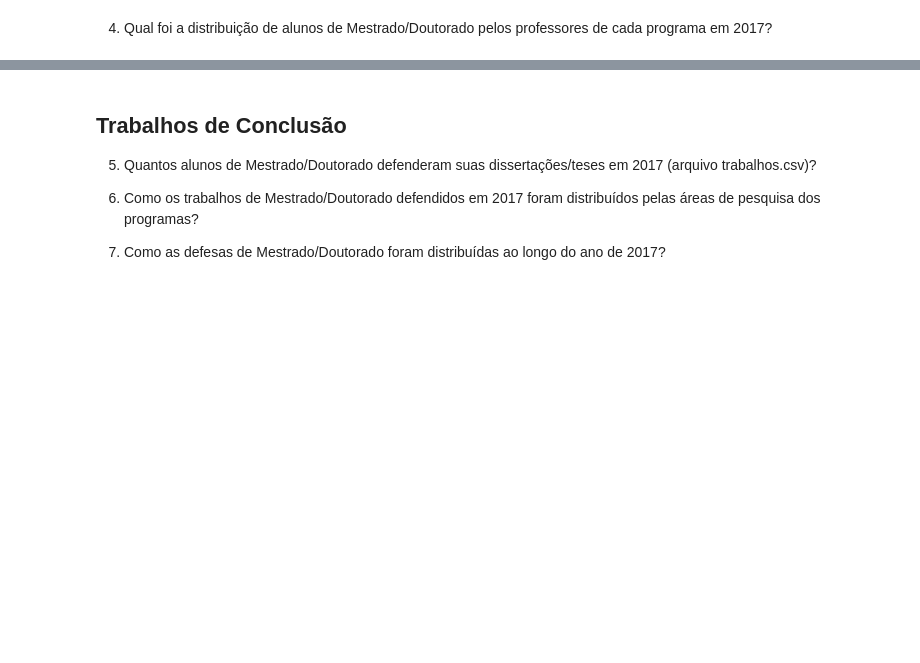
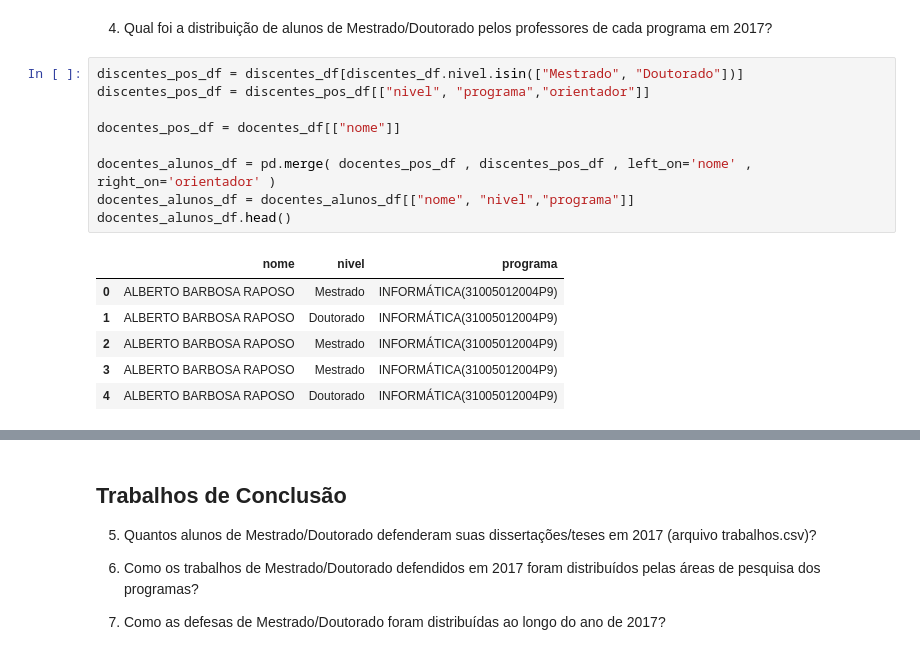
Before and after one commit to Pedalves/DataScience, a Jupyter notebook: CAPES/T1.1 Enunciado - Analise descritiva de dados de PG.ipynb, the cells around one changed output, grey strips where cells are left out. Saved outputs shown, nothing was run; the diff lists cells and outputs as text; blank space fills up the shorter version.

```diff
--- a/CAPES/T1.1 Enunciado - Analise descritiva de dados de PG.ipynb
+++ b/CAPES/T1.1 Enunciado - Analise descritiva de dados de PG.ipynb
@@ -171,3 +171,19 @@ docentes_df.head()
 | 4 | PERMANENTE | PONTIFÍCIA UNIVERSIDADE CATÓLICA ... | BRUNO FEIJO | 45093 |
 # %% [markdown]
 4) Qual foi a distribuição de alunos de Mestrado/Doutorado pelos professores de cada programa em 2017?
+# %%
+discentes_pos_df = discentes_df[discentes_df.nivel.isin(["Mestrado", "Doutorado"])]
+discentes_pos_df = discentes_pos_df[["nivel", "programa","orientador"]]
+
+docentes_pos_df = docentes_df[["nome"]]
+
+docentes_alunos_df = pd.merge( docentes_pos_df , discentes_pos_df , left_on='nome' , right_on='orientador' )
+docentes_alunos_df = docentes_alunos_df[["nome", "nivel","programa"]]
+docentes_alunos_df.head()
+# %% [output]
+|  | nome | nivel | programa |
+| 0 | ALBERTO BARBOSA RAPOSO | Mestrado | INFORMÁTICA(31005012004P9) |
+| 1 | ALBERTO BARBOSA RAPOSO | Doutorado | INFORMÁTICA(31005012004P9) |
+| 2 | ALBERTO BARBOSA RAPOSO | Mestrado | INFORMÁTICA(31005012004P9) |
+| 3 | ALBERTO BARBOSA RAPOSO | Mestrado | INFORMÁTICA(31005012004P9) |
+| 4 | ALBERTO BARBOSA RAPOSO | Doutorado | INFORMÁTICA(31005012004P9) |
```
Also changed, not shown: parts of 10 cells of this notebook.
